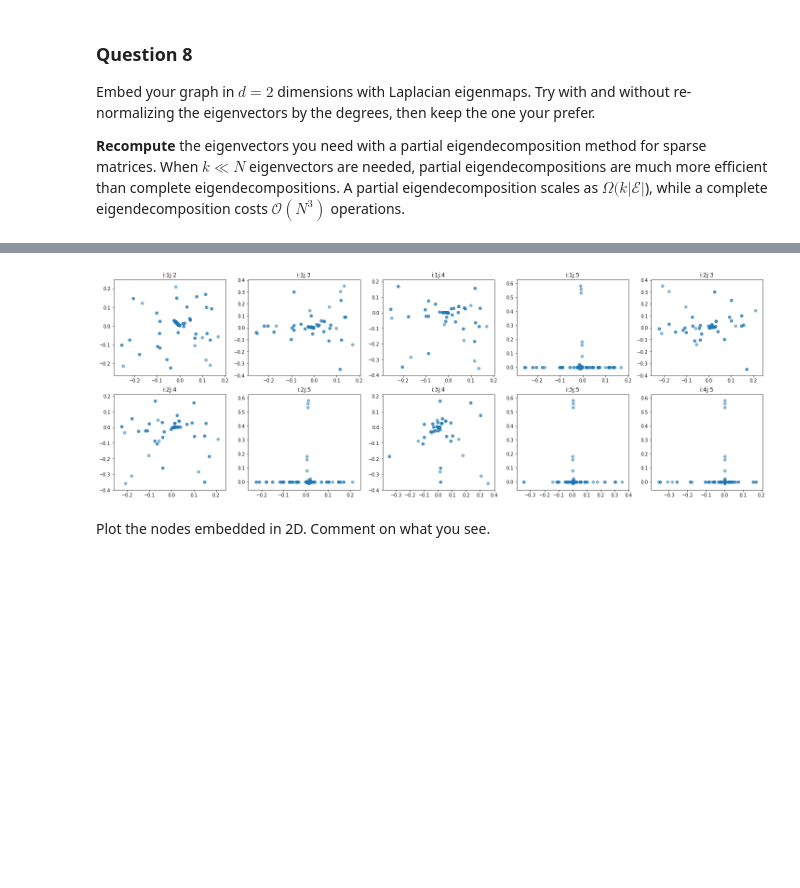
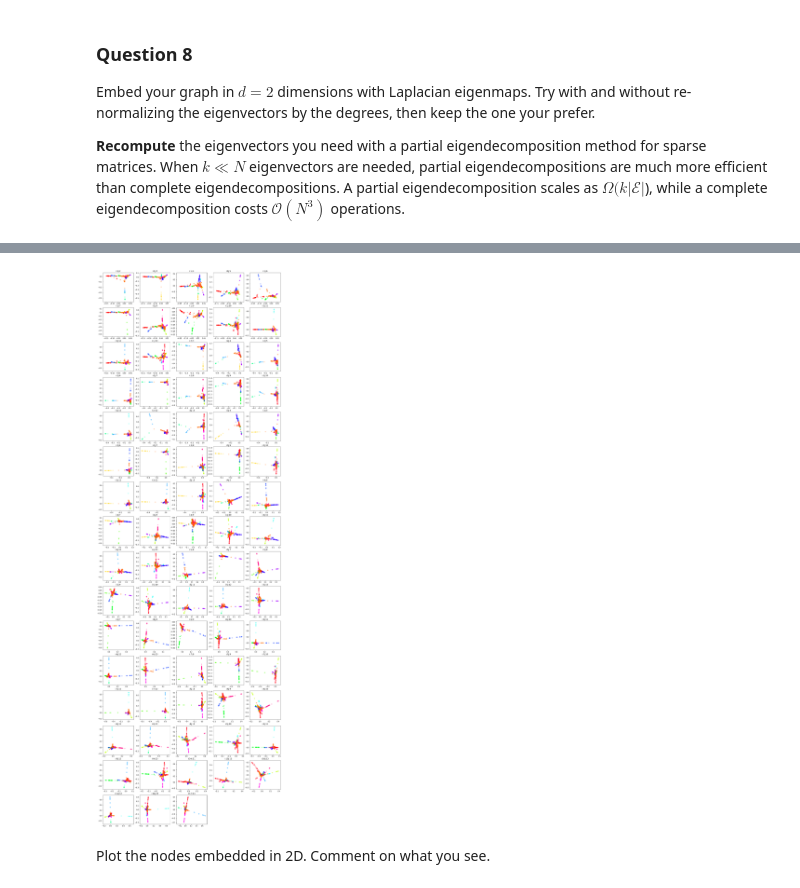
Before and after one commit to vndk36/Project_ntds2018, a Jupyter notebook: Milestone_3/3_spectral_graph_theory_AlCi.ipynb, the cells around one changed output, grey strips where cells are left out. Cells and saved outputs as stored; diff of their text form; code cells hidden in the pictures; blank space fills up the shorter version.

```diff
--- a/Milestone_3/3_spectral_graph_theory_AlCi.ipynb
+++ b/Milestone_3/3_spectral_graph_theory_AlCi.ipynb
@@ -94,7 +94,7 @@ adjacency = np.load("../saved_adjacency.npy")
 
 n_nodes =   len(adjacency)
 
-thresh = 2
+thresh = 3
 
 #adjacency=adjacency*34
 
@@ -376,0 +377,12 @@ True
+# %%
+degrees=np.sum(adjacency,0)
+D_sqrt_inv= np.diag(1/np.sqrt(degrees))
+
+laplacian_combinatorial = sparse.csr_matrix(np.diag(degrees)-adjacency)
+laplacian_normalized = sparse.csr_matrix(D_sqrt_inv @ laplacian_combinatorial @ D_sqrt_inv)
+plt.figure(figsize=(10,10))
+plt.subplot(121)
+plt.spy(laplacian_combinatorial,markersize=0.3)
+plt.subplot(122)
+plt.spy(laplacian_normalized,markersize=0.3)
+laplacian=laplacian_normalized
@@ -393,7 +407,7 @@ Try with and without re-normalizing the eigenvectors by the degrees, then keep t
 When $k \ll N$ eigenvectors are needed, partial eigendecompositions are much more efficient than complete eigendecompositions.
 A partial eigendecomposition scales as $\Omega(k |\mathcal{E}|$), while a complete eigendecomposition costs $\mathcal{O}(N^3)$ operations.
 # %%
-n_eig=7
+n_eig=15
 
 # Eigenvalues and eigenvectors are computed using the
 vals_s, eigenvectors_s = sparse.linalg.eigsh(laplacian,n_eig,maxiter=400000, which='SM')
@@ -403,19 +425,21 @@ eigenV = D_sqrt_inv @ eigenvectors_s
 # %%
 k=1
 
-plt.figure(figsize=(25,40))
+plt.figure(figsize=(20,80))
 
 for i in range(1, len(eigenvectors_s[0])-1,1):
     for j in range(i+1,len(eigenvectors_s[0])-1,1):
-        x=eigenvectors_s[:,i]
-        y=eigenvectors_s[:,j]
-        plt.subplot(9,5,k)
+        #x=eigenvectors_s[:,i]
+        #y=eigenvectors_s[:,j]
+        x=eigenV[:,i]
+        y=eigenV[:,j]
+        plt.subplot(20,5,k)
         strange='i:'+ str(i) +'j:'+ str(j)
         plt.title(strange)
-        plt.scatter(x, y, alpha=0.5)#, c=K_means.labels_, cmap='hsv')
+        plt.scatter(x, y, alpha=0.25, c=K_means.labels_, cmap='hsv')
         k+=1
 # %% [output]
-[figure, old version]
+[figure, new version]
 # %% [markdown]
 Plot the nodes embedded in 2D. Comment on what you see.
 # %%
```
Also changed, not shown: parts of 12 cells of this notebook.
